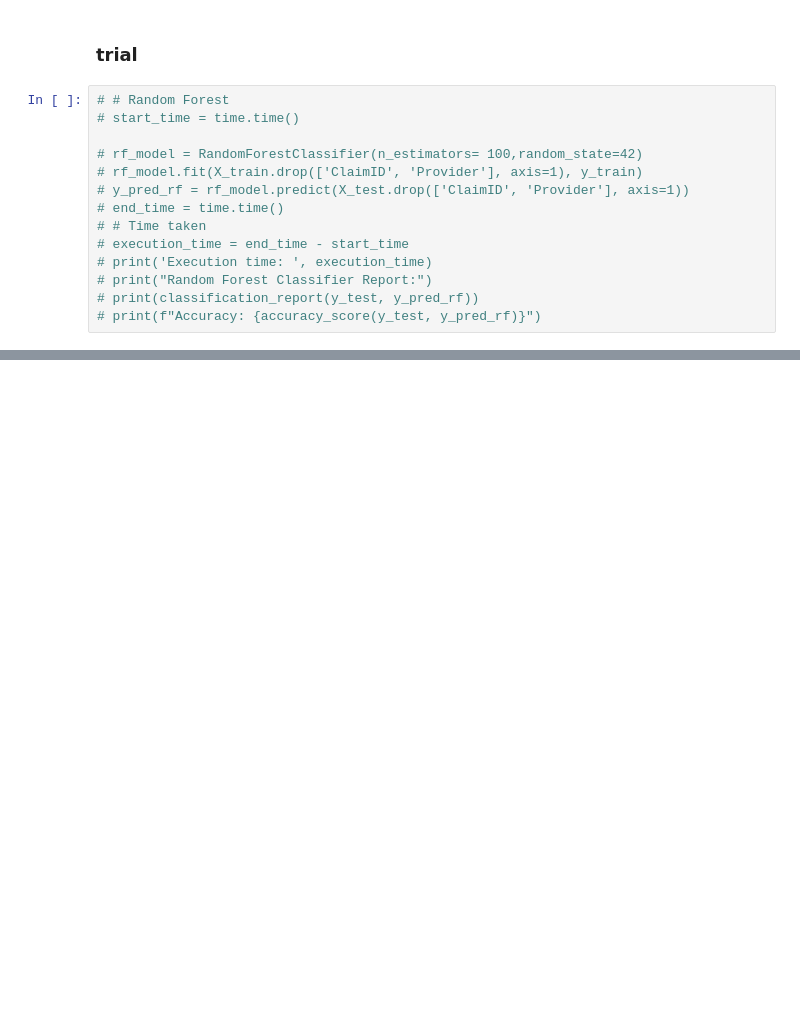
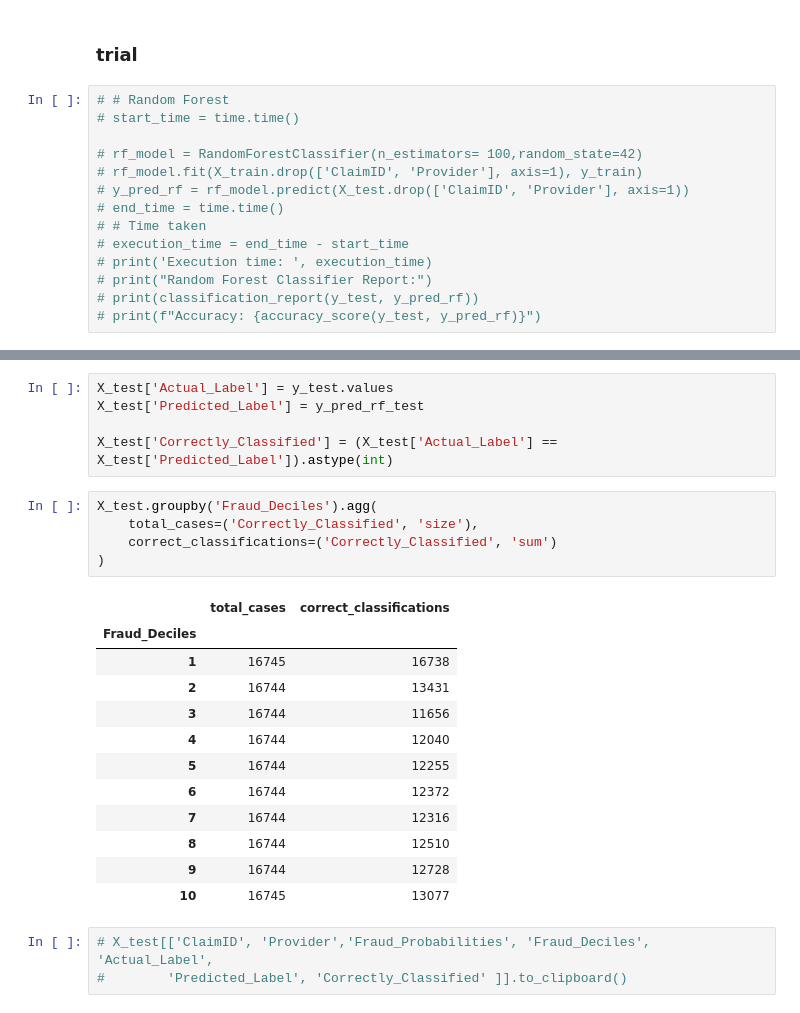
Before and after one commit to rohit180497/Medicare-Claim-Fraud-Detection, a Jupyter notebook: scripts/base_model.ipynb, the cells around one changed output, grey strips where cells are left out. Cells and saved outputs as stored; diff of their text form; blank space fills up the shorter version.

```diff
--- a/scripts/base_model.ipynb
+++ b/scripts/base_model.ipynb
@@ -532,0 +522,26 @@ Accuracy: 0.6255658675839992
+# %%
+X_test['Actual_Label'] = y_test.values
+X_test['Predicted_Label'] = y_pred_rf_test
+
+X_test['Correctly_Classified'] = (X_test['Actual_Label'] == X_test['Predicted_Label']).astype(int)
+# %%
+X_test.groupby('Fraud_Deciles').agg(
+    total_cases=('Correctly_Classified', 'size'),
+    correct_classifications=('Correctly_Classified', 'sum')
+)
+# %% [output]
+|  | total_cases | correct_classifications |
+| Fraud_Deciles |  |  |
+| 1 | 16745 | 16738 |
+| 2 | 16744 | 13431 |
+| 3 | 16744 | 11656 |
+| 4 | 16744 | 12040 |
+| 5 | 16744 | 12255 |
+| 6 | 16744 | 12372 |
+| 7 | 16744 | 12316 |
+| 8 | 16744 | 12510 |
+| 9 | 16744 | 12728 |
+| 10 | 16745 | 13077 |
+# %%
+# X_test[['ClaimID', 'Provider','Fraud_Probabilities', 'Fraud_Deciles', 'Actual_Label',
+#        'Predicted_Label', 'Correctly_Classified' ]].to_clipboard()
```
Also changed, not shown: parts of 15 cells of this notebook.
